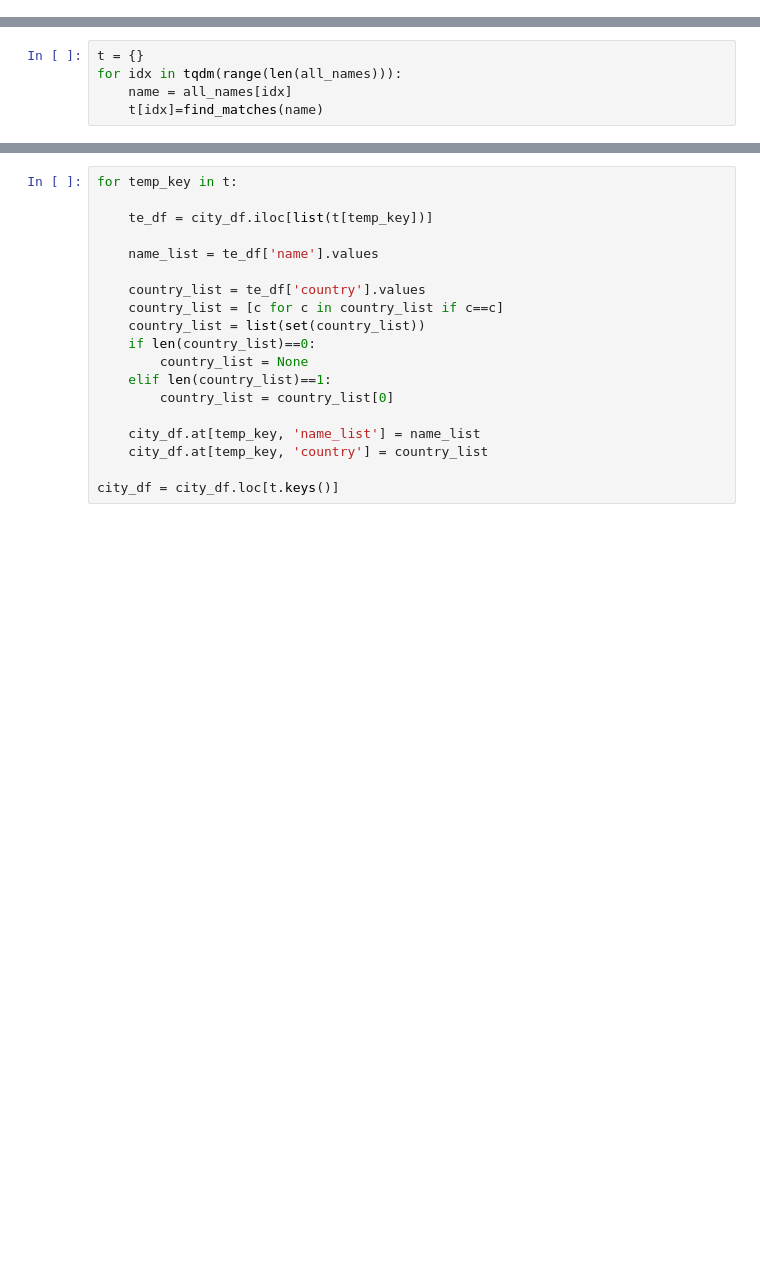
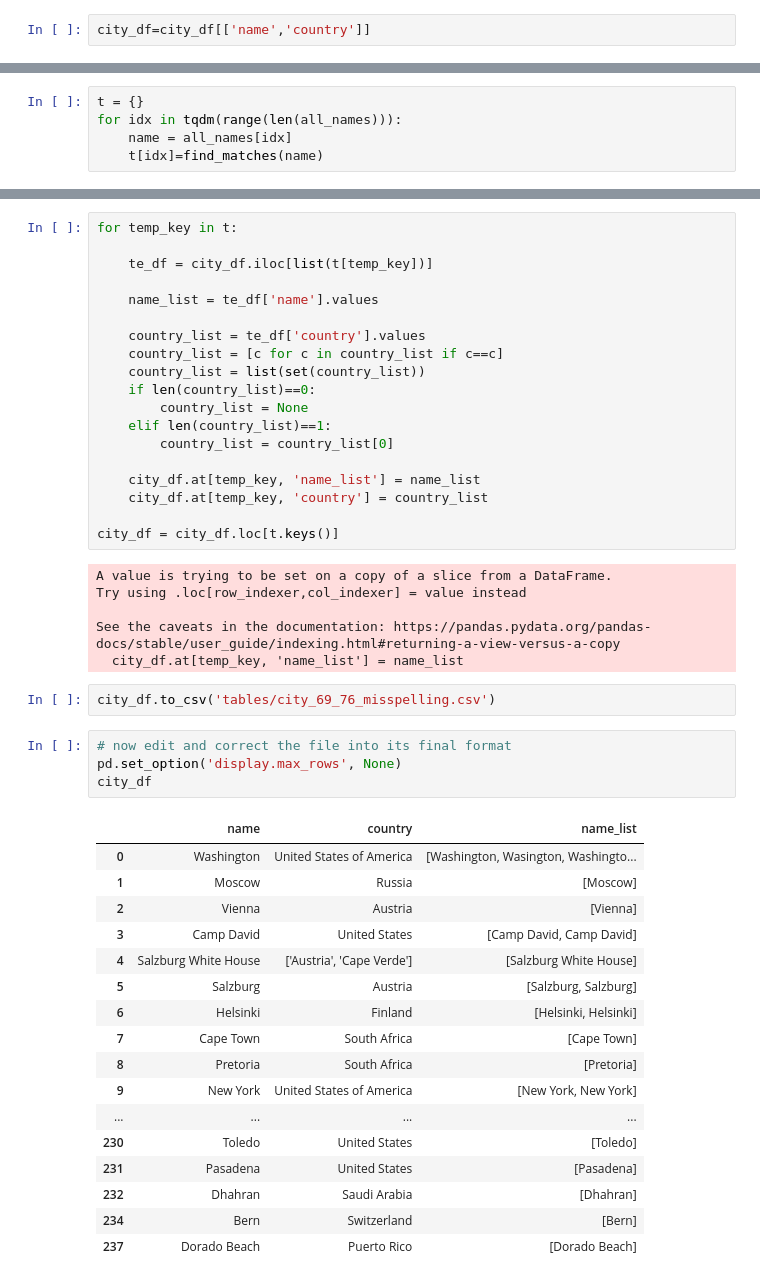
Before and after one commit to gozsoy/decipher-frus, a Jupyter notebook: city_eda.ipynb, the cells around one changed output, grey strips where cells are left out. Drawn from its saved outputs; the diff is of its cells as text; blank space fills up the shorter version.

Commit message:
finished country-city matching for 2 era

```diff
--- a/city_eda.ipynb
+++ b/city_eda.ipynb
@@ -309,6 +308,8 @@ city_df.to_csv('tables/city_69_76.csv')
 city_df = pd.read_csv('tables/city_69_76.csv')
 # %% [markdown]
 ## misspelling matching
+# %%
+city_df=city_df[['name','country']]
 # %%
 all_names = city_df['name'].values
 
@@ -370,3 +376,33 @@ for temp_key in t:
     city_df.at[temp_key, 'country'] = country_list
 
 city_df = city_df.loc[t.keys()]
+# %% [output]
+A value is trying to be set on a copy of a slice from a DataFrame.
+Try using .loc[row_indexer,col_indexer] = value instead
+
+See the caveats in the documentation: https://pandas.pydata.org/pandas-docs/stable/user_guide/indexing.html#returning-a-view-versus-a-copy
+  city_df.at[temp_key, 'name_list'] = name_list
+# %%
+city_df.to_csv('tables/city_69_76_misspelling.csv')
+# %%
+# now edit and correct the file into its final format
+pd.set_option('display.max_rows', None)
+city_df
+# %% [output]
+|  | name | country | name_list |
+| 0 | Washington | United States of America | [Washington, Wasington, Washingto... |
+| 1 | Moscow | Russia | [Moscow] |
+| 2 | Vienna | Austria | [Vienna] |
+| 3 | Camp David | United States | [Camp David, Camp David] |
+| 4 | Salzburg White House | ['Austria', 'Cape Verde'] | [Salzburg White House] |
+| 5 | Salzburg | Austria | [Salzburg, Salzburg] |
+| 6 | Helsinki | Finland | [Helsinki, Helsinki] |
+| 7 | Cape Town | South Africa | [Cape Town] |
+| 8 | Pretoria | South Africa | [Pretoria] |
+| 9 | New York | United States of America | [New York, New York] |
+| ... | ... | ... | ... |
+| 230 | Toledo | United States | [Toledo] |
+| 231 | Pasadena | United States | [Pasadena] |
+| 232 | Dhahran | Saudi Arabia | [Dhahran] |
+| 234 | Bern | Switzerland | [Bern] |
+| 237 | Dorado Beach | Puerto Rico | [Dorado Beach] |
```
Also changed, not shown: parts of 3 cells of this notebook, 2 other files.
